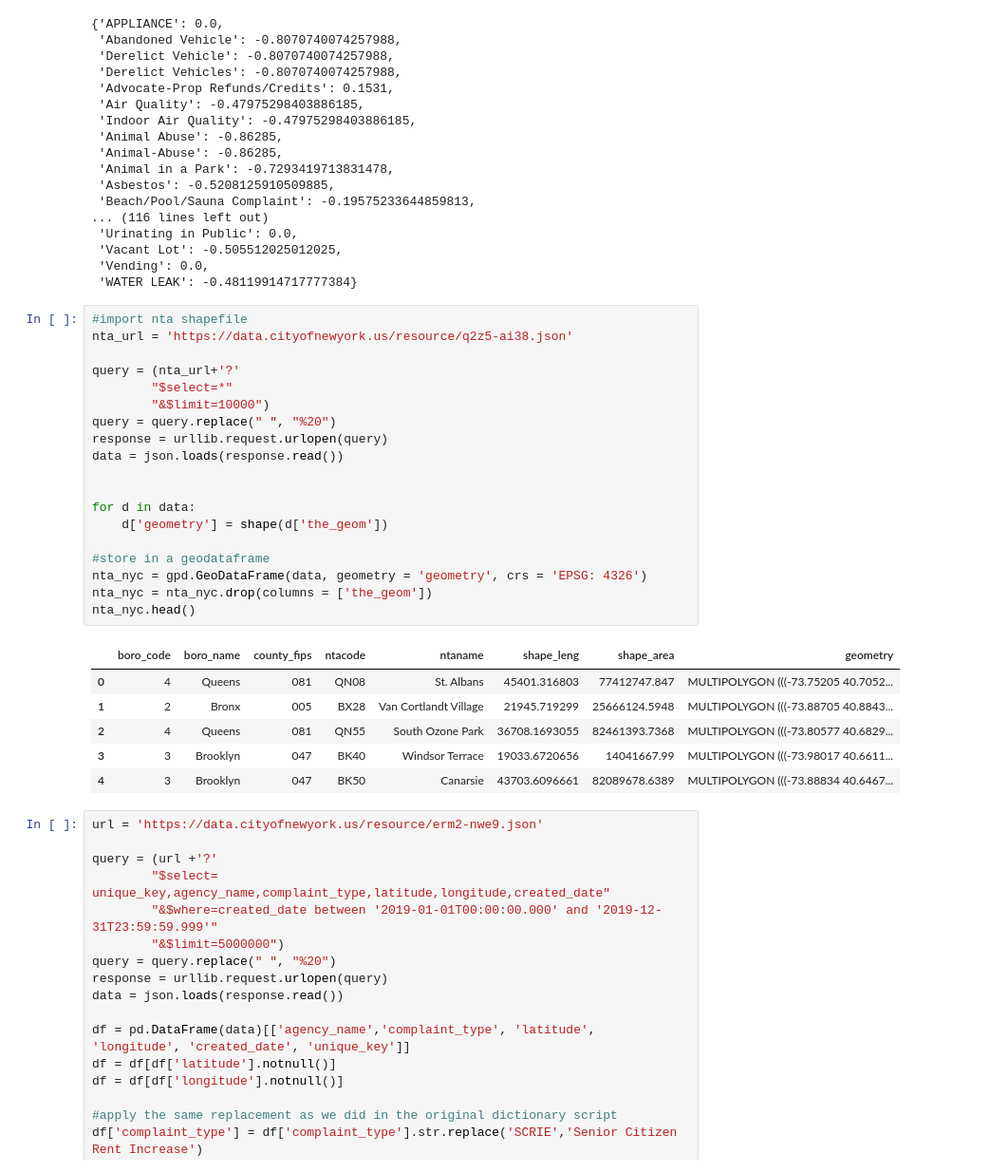
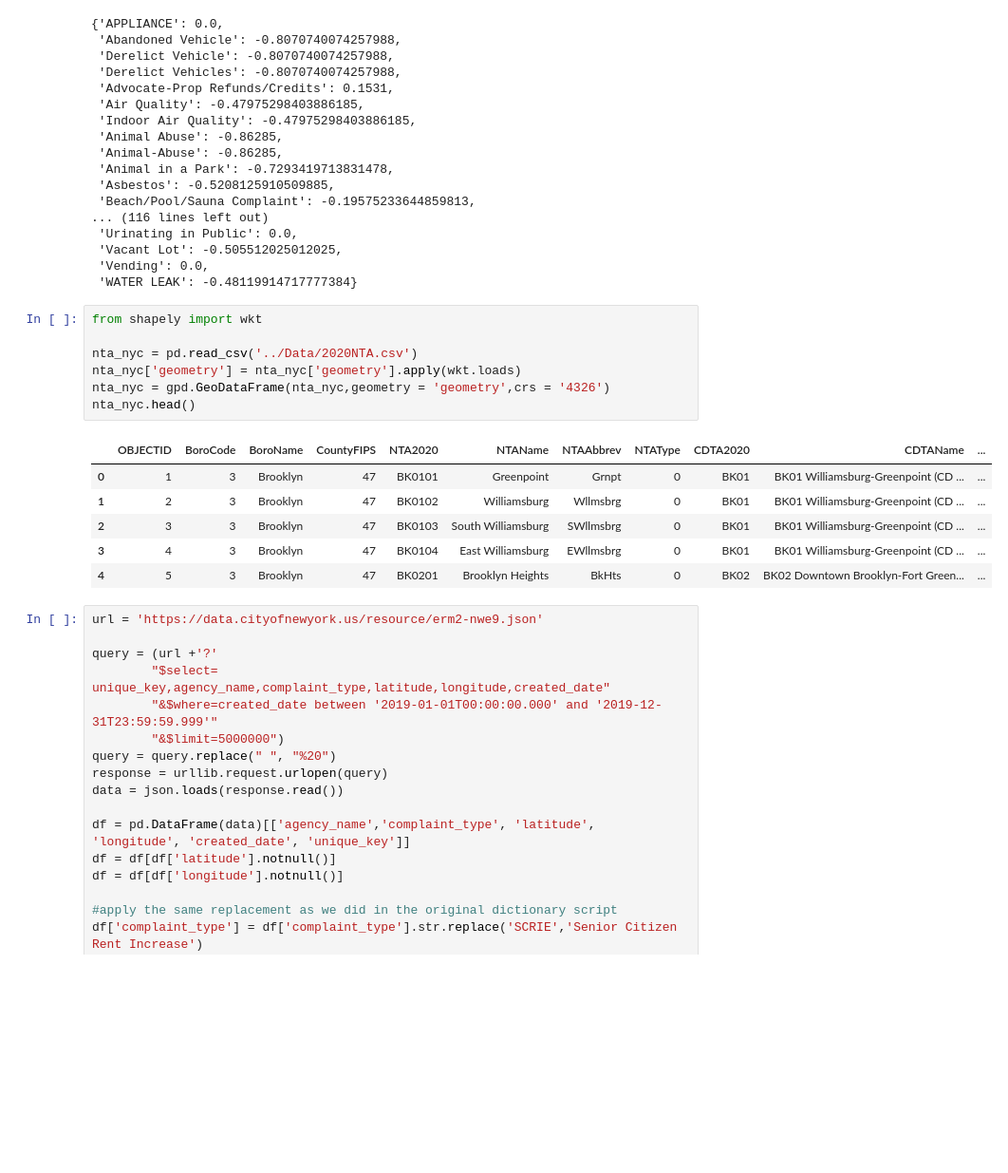
Before and after one commit to emj1020/311_sentiment_analysis, a Jupyter notebook: Scripts/get_311_requests_with_compound_score.ipynb, the cells around one changed output. Shown: that part at 95% size. Drawn from its saved outputs; the diff is of its cells as text; blank space fills up the shorter version.

```diff
--- a/Scripts/get_311_requests_with_compound_score.ipynb
+++ b/Scripts/get_311_requests_with_compound_score.ipynb
@@ -39,32 +39,20 @@ compound_dict
  'Vacant Lot': -0.505512025012025,
  'Vending': 0.0,
  'WATER LEAK': -0.48119914717777384}
-# %%
-#import nta shapefile
-nta_url = 'https://data.cityofnewyork.us/resource/q2z5-ai38.json'
-
-query = (nta_url+'?'
-        "$select=*"
-        "&$limit=10000")
-query = query.replace(" ", "%20")
-response = urllib.request.urlopen(query)
-data = json.loads(response.read())
-
-
-for d in data:
-    d['geometry'] = shape(d['the_geom'])
-
-#store in a geodataframe
-nta_nyc = gpd.GeoDataFrame(data, geometry = 'geometry', crs = 'EPSG: 4326')
-nta_nyc = nta_nyc.drop(columns = ['the_geom'])
-nta_nyc.head()
-# %% [output]
-|  | boro_code | boro_name | county_fips | ntacode | ntaname | shape_leng | shape_area | geometry |
-| 0 | 4 | Queens | 081 | QN08 | St. Albans | 45401.316803 | 77412747.847 | MULTIPOLYGON (((-73.75205 40.7052... |
-| 1 | 2 | Bronx | 005 | BX28 | Van Cortlandt Village | 21945.719299 | 25666124.5948 | MULTIPOLYGON (((-73.88705 40.8843... |
-| 2 | 4 | Queens | 081 | QN55 | South Ozone Park | 36708.1693055 | 82461393.7368 | MULTIPOLYGON (((-73.80577 40.6829... |
-| 3 | 3 | Brooklyn | 047 | BK40 | Windsor Terrace | 19033.6720656 | 14041667.99 | MULTIPOLYGON (((-73.98017 40.6611... |
-| 4 | 3 | Brooklyn | 047 | BK50 | Canarsie | 43703.6096661 | 82089678.6389 | MULTIPOLYGON (((-73.88834 40.6467... |
+# %%
+from shapely import wkt
+
+nta_nyc = pd.read_csv('../Data/2020NTA.csv')
+nta_nyc['geometry'] = nta_nyc['geometry'].apply(wkt.loads)
+nta_nyc = gpd.GeoDataFrame(nta_nyc,geometry = 'geometry',crs = '4326')
+nta_nyc.head()
+# %% [output]
+|  | OBJECTID | BoroCode | BoroName | CountyFIPS | NTA2020 | NTAName | NTAAbbrev | NTAType | CDTA2020 | CDTAName | ... |
+| 0 | 1 | 3 | Brooklyn | 47 | BK0101 | Greenpoint | Grnpt | 0 | BK01 | BK01 Williamsburg-Greenpoint (CD ... | ... |
+| 1 | 2 | 3 | Brooklyn | 47 | BK0102 | Williamsburg | Wllmsbrg | 0 | BK01 | BK01 Williamsburg-Greenpoint (CD ... | ... |
+| 2 | 3 | 3 | Brooklyn | 47 | BK0103 | South Williamsburg | SWllmsbrg | 0 | BK01 | BK01 Williamsburg-Greenpoint (CD ... | ... |
+| 3 | 4 | 3 | Brooklyn | 47 | BK0104 | East Williamsburg | EWllmsbrg | 0 | BK01 | BK01 Williamsburg-Greenpoint (CD ... | ... |
+| 4 | 5 | 3 | Brooklyn | 47 | BK0201 | Brooklyn Heights | BkHts | 0 | BK02 | BK02 Downtown Brooklyn-Fort Green... | ... |
 # %%
 url = 'https://data.cityofnewyork.us/resource/erm2-nwe9.json'
 
```
Also changed, not shown: parts of 11 cells of this notebook, 3 other files.
